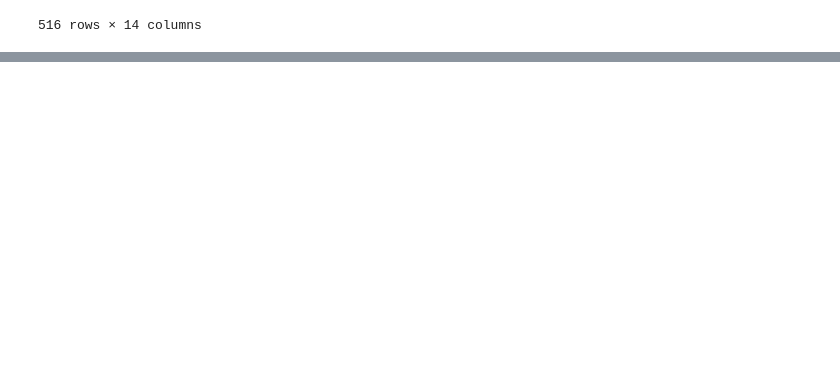
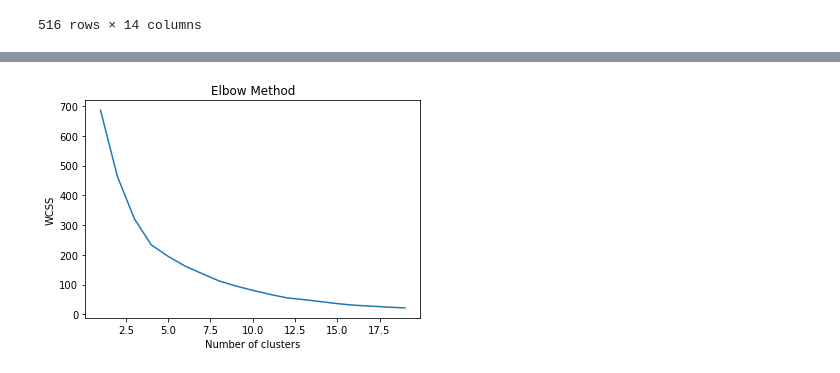
Before and after one commit to fedeghigo/Social-Data-Analysis, a Jupyter notebook: Elaborated Analysis.ipynb, the cells around one changed output, grey strips where cells are left out. Saved outputs shown, nothing was run; the diff lists cells and outputs as text; code cells hidden in the pictures; blank space fills up the shorter version.

```diff
--- a/Elaborated Analysis.ipynb
+++ b/Elaborated Analysis.ipynb
@@ -60,0 +446,7 @@ twitter_df
+# %%
+from sklearn.metrics import pairwise_distances_argmin_min
+
+closest, _ = pairwise_distances_argmin_min(centroids, embeddings)
+# %%
+for i, id in enumerate(closest):
+    print("Cluster {}: {}".format(i, ' '.join(sentences[id])))
@@ -60,0 +558,15 @@ twitter_df
+# %%
+wcss = []
+
+for i in range(1,20):
+    kmeans = KMeans(n_clusters=i)
+    kmeans.fit(embeddings)
+    wcss.append(kmeans.inertia_)
+# %%
+plt.plot(range(1, 20), wcss)
+plt.title('Elbow Method')
+plt.xlabel('Number of clusters')
+plt.ylabel('WCSS')
+plt.show()
+# %% [output]
+[figure, added]
```
Also changed, not shown: parts of 47 cells of this notebook, 9 other files.
